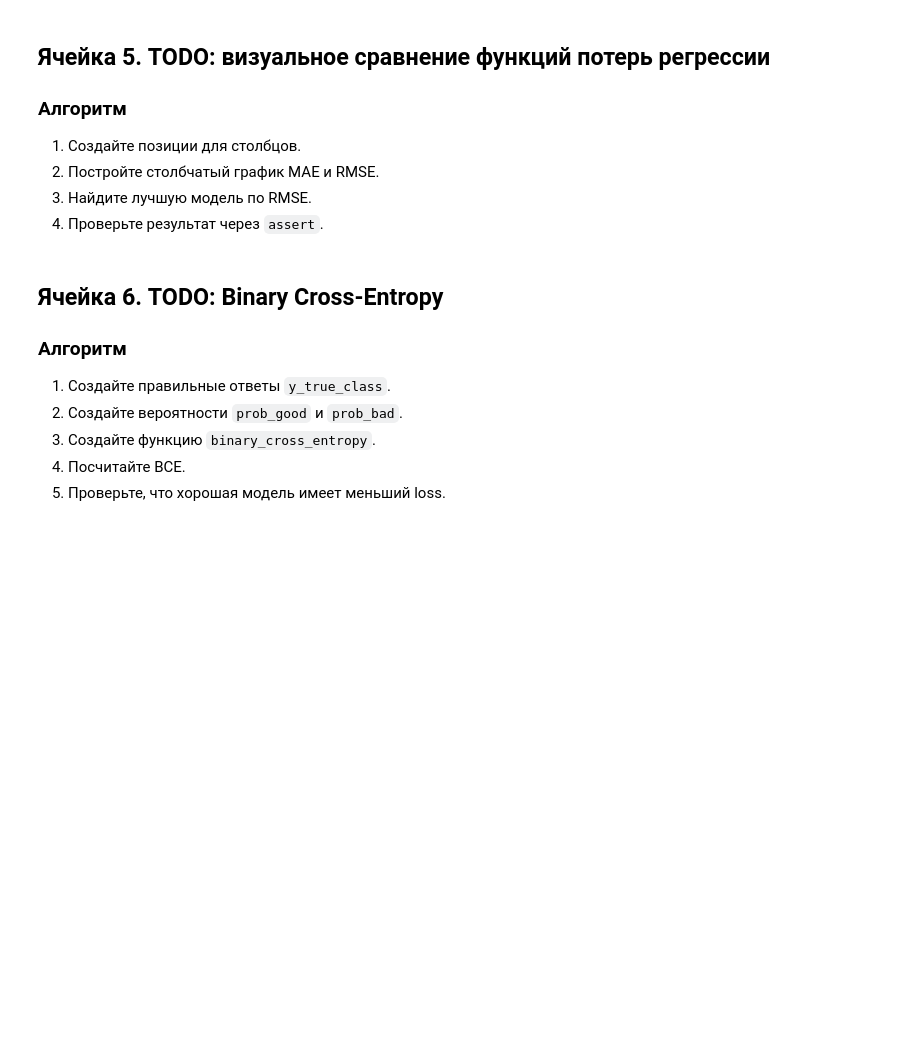
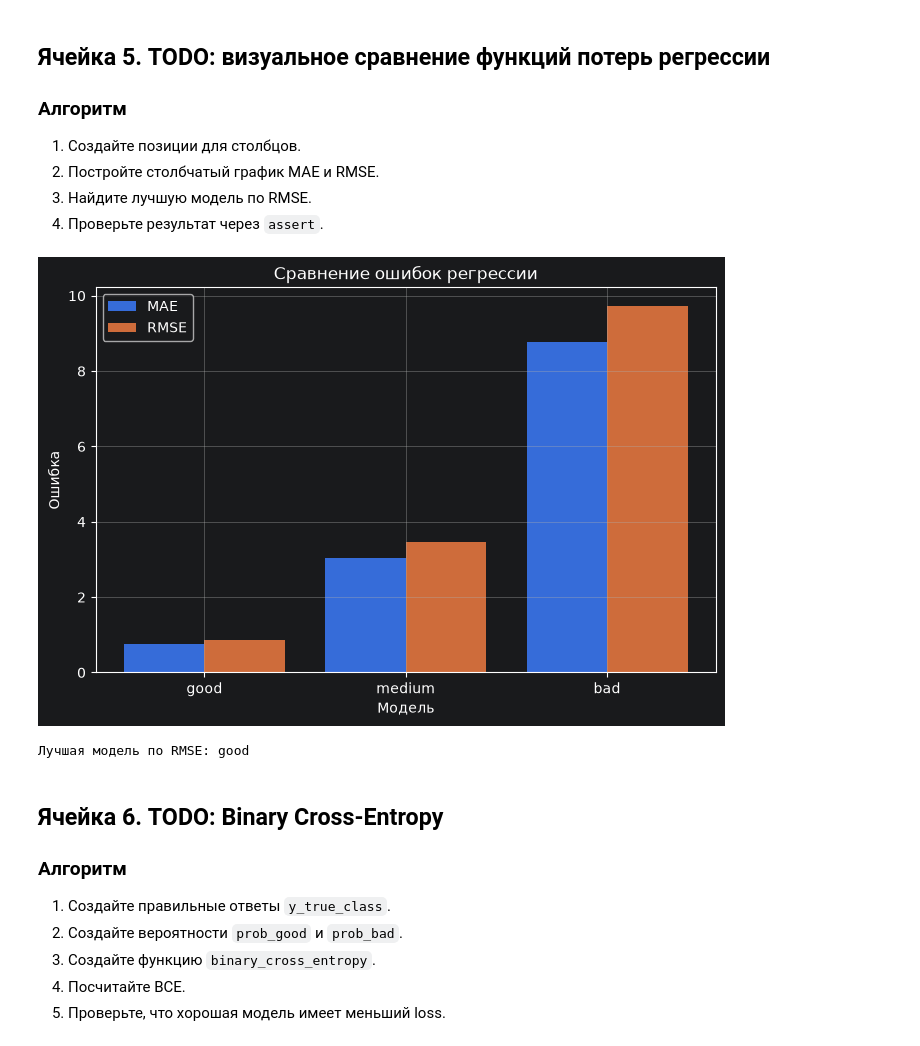
Before and after one commit to FelixTheCatW/study-dml, a Jupyter notebook: notebooks/block8_lesson04_loss_functions_todo.ipynb, the cells around one changed output. Drawn from its saved outputs; the diff is of its cells as text; code cells hidden in the pictures; blank space fills up the shorter version.

```diff
--- a/notebooks/block8_lesson04_loss_functions_todo.ipynb
+++ b/notebooks/block8_lesson04_loss_functions_todo.ipynb
@@ -268,13 +318,20 @@ cross_entropy(y_true_labels, y_prob_matrix)
 4. Проверьте функцию через `assert`.
 # %%
 # TODO: создайте функцию mae(y_true, y_pred)
+def mae(y_true, y_pred):
+    errors = np.abs(y_true - y_pred)
+    return np.mean(errors)
+
 
 # TODO: посчитайте mae_good
-
+mae_good = mae(y_true_reg, pred_good)
 # TODO: посчитайте mae_medium
-
+mae_medium = mae(y_true_reg, pred_medium)
 # TODO: посчитайте mae_bad
-
+mae_bad = mae(y_true_reg, pred_bad)
 # TODO: выведите значения MAE
-
+print("MAE хорошей модели:", mae_good)
+print("MAE средней модели:", mae_medium)
+print("MAE плохой модели:", mae_bad)
 # TODO: assert mae_good < mae_medium < mae_bad
+assert mae_good < mae_medium < mae_bad
@@ -308,14 +401,29 @@ cross_entropy(y_true_labels, y_prob_matrix)
 4. Проверьте результат через `assert`.
 # %%
 # TODO: создайте x_positions
-
+x_positions = np.arange(len(loss_report_reg))
 # TODO: постройте bar-график MAE и RMSE
-
+plt.figure(figsize=(8, 5))
+plt.bar(x_positions - 0.2, loss_report_reg["MAE"], width=0.4, label="MAE")
+plt.bar(x_positions + 0.2, loss_report_reg["RMSE"], width=0.4, label="RMSE")
+plt.xticks(x_positions, loss_report_reg["model"])
+plt.title("Сравнение ошибок регрессии")
+plt.xlabel("Модель")
+plt.ylabel("Ошибка")
+plt.grid(True)
+plt.legend()
+plt.show()
 # TODO: добавьте xticks, title, xlabel, ylabel, grid, legend
-
+best_regression_model = loss_report_reg.sort_values("RMSE").iloc[0]["model"]
 # TODO: найдите best_regression_model
+print("Лучшая модель по RMSE:", best_regression_model)
 
 # TODO: assert best_regression_model == "good"
+assert best_regression_model == "good"
+assert loss_report_reg["RMSE"].min() == loss_report_reg.loc[0, "RMSE"]
+# %% [output]
+[figure, added]
+Лучшая модель по RMSE: good
 # %% [markdown]
 ## Ячейка 6. TODO: Binary Cross-Entropy
 
```
Also changed, not shown: parts of 9 cells of this notebook, 1 other file.
